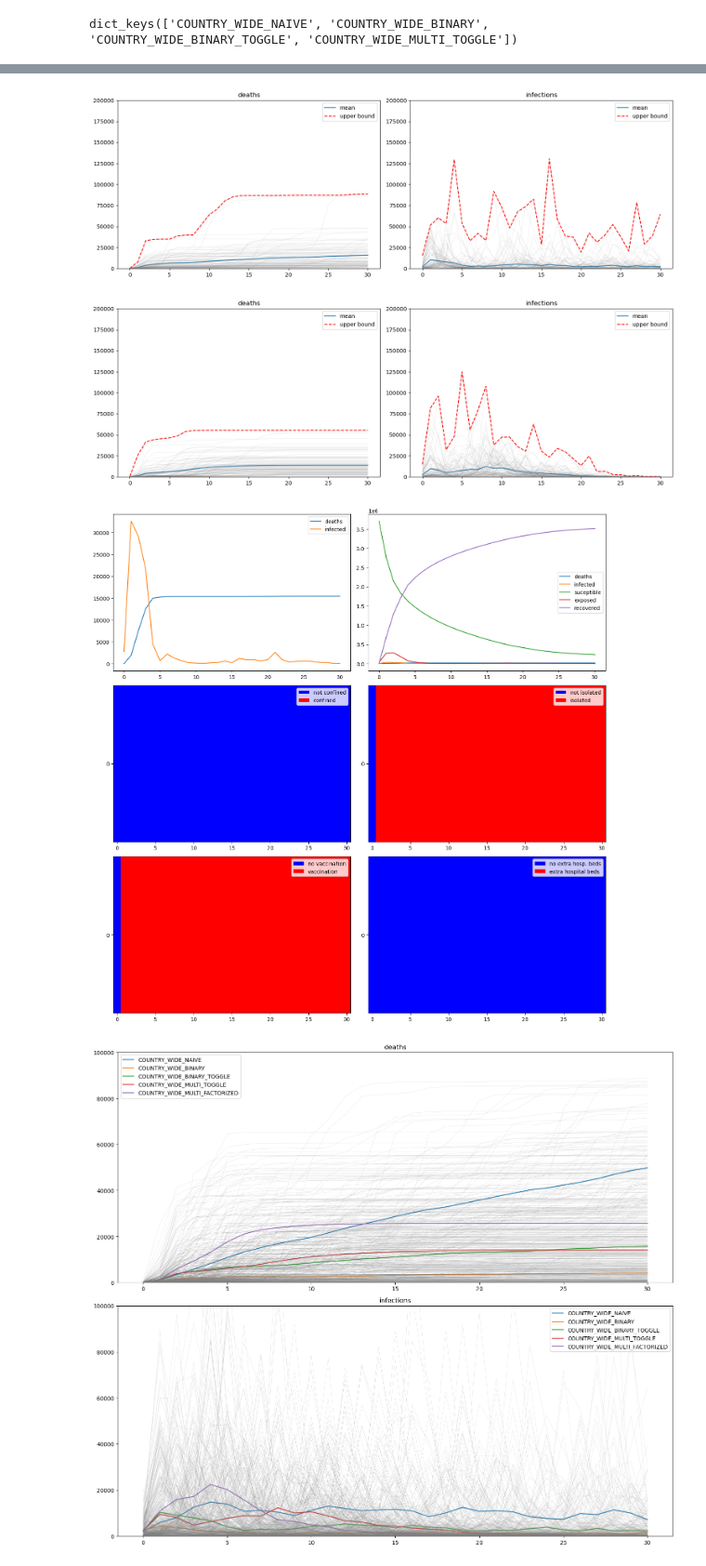
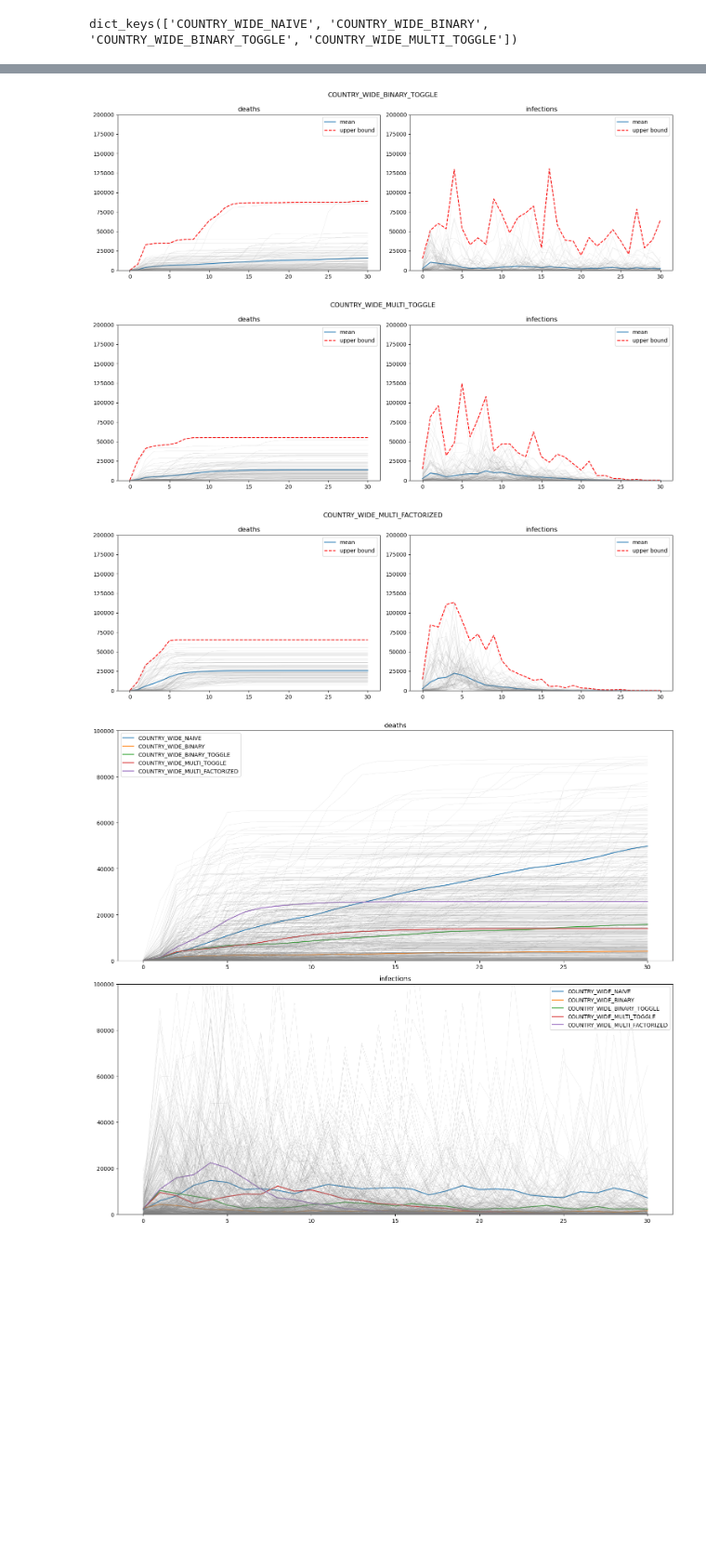
Before and after one commit to RenardDesNeiges/EpidemicsSimulator, a Jupyter notebook: eval_experiments.ipynb, the cells around one changed output, grey strips where cells are left out. Shown at 93% size. Saved outputs shown, nothing was run; the diff lists cells and outputs as text; code cells hidden in the pictures; blank space fills up the shorter version.

```diff
--- a/eval_experiments.ipynb
+++ b/eval_experiments.ipynb
@@ -218,7 +218,7 @@ def plot_run_exp_var(key, run_ids):
     [ax[1].plot(out['infected'][_id], color='gray', linewidth=0.1) for _id in run_ids]
     ax[1].set_title('infections')
     ax[1].set_ylim(0,200000)
-
+    fig.suptitle(key)
     fig.tight_layout()
     plt.show()
 %matplotlib inline
@@ -226,5 +226,5 @@ plot_run_exp_var('COUNTRY_WIDE_NAIVE', range(100))
 plot_run_exp_var('COUNTRY_WIDE_BINARY', range(100))
 plot_run_exp_var('COUNTRY_WIDE_BINARY_TOGGLE', range(100))
 plot_run_exp_var('COUNTRY_WIDE_MULTI_TOGGLE', range(100))
-plot_run('COUNTRY_WIDE_MULTI_FACTORIZED', 5)
+plot_run_exp_var('COUNTRY_WIDE_MULTI_FACTORIZED', range(100))
 # %% [output]
@@ -233,6 +233,6 @@ plot_run('COUNTRY_WIDE_MULTI_FACTORIZED', 5)
-[figure, old version]
+[figure, new version]
-[figure, old version]
+[figure, new version]
-[figure, old version]
+[figure, new version]
 # %%
 
 items = [   ('COUNTRY_WIDE_NAIVE', range(100)),
```
Also changed, not shown: parts of 6 cells of this notebook, 1 other file.
